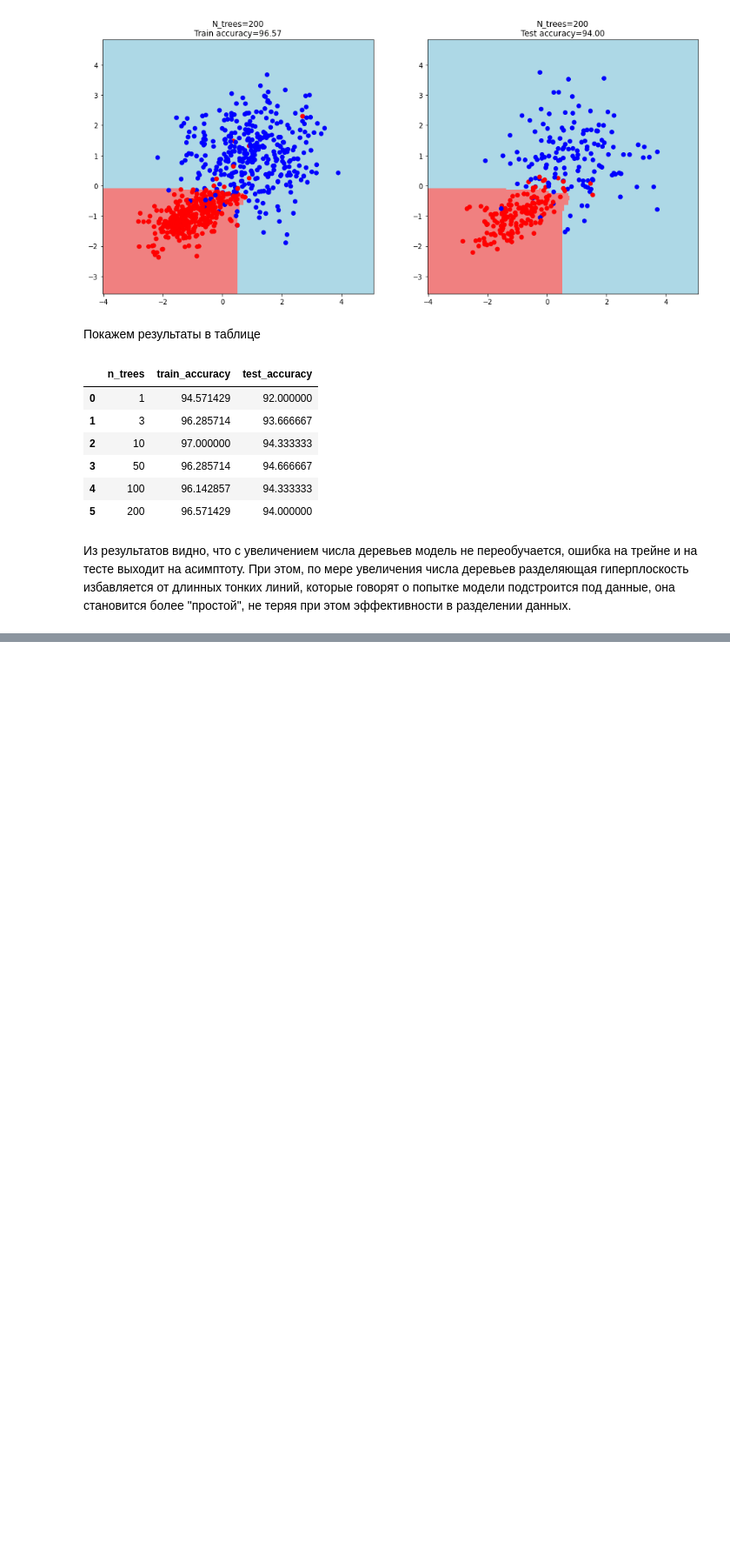
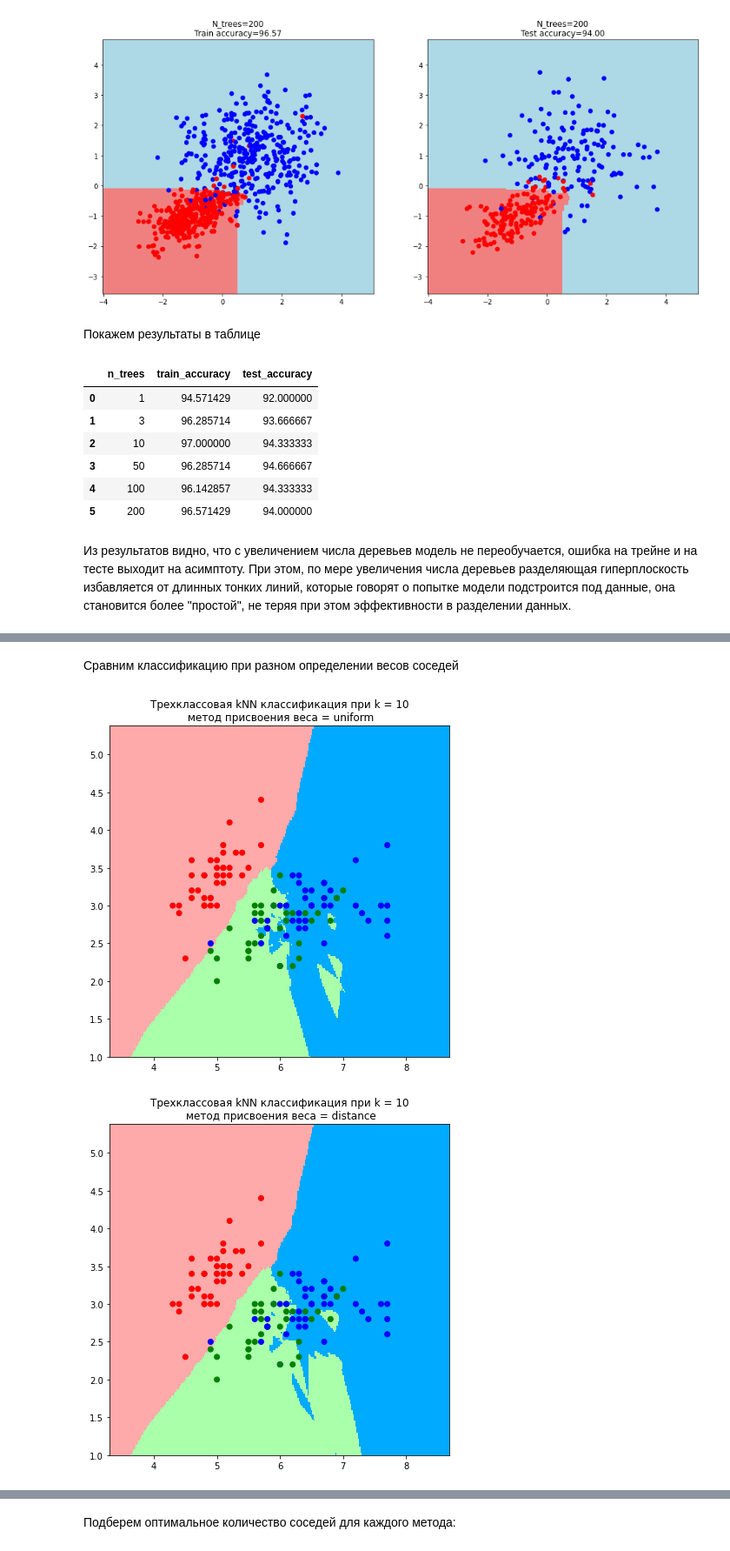
Before and after one commit to vit050587/Data-analysis, a Jupyter notebook: analytics_data.ipynb, the cells around one changed output, grey strips where cells are left out. Shown at 87% size. Cells and saved outputs as stored; diff of their text form; code cells hidden in the pictures; blank space fills up the shorter version.

```diff
--- a/analytics_data.ipynb
+++ b/analytics_data.ipynb
@@ -1588,0 +1932,34 @@ report
+# %%
+def get_graph(X_train, y_train, k, weights: str):
+    cmap_light = ListedColormap(['#FFAAAA', '#AAFFAA','#00AAFF'])
+
+    h = .02
+
+    # Расчет пределов графика
+    x_min, x_max = X_train[:, 0].min() - 1, X_train[:, 0].max() + 1
+    y_min, y_max = X_train[:, 1].min() - 1, X_train[:, 1].max() + 1
+    xx, yy = np.meshgrid(np.arange(x_min, x_max, h), np.arange(y_min, y_max, h))
+    mod=KNNClassifier(k=k, weights=weights)
+    mod.fit(X_train,y_train)
+    # Получим предсказания для всех точек
+    Z = mod.predict(np.c_[xx.ravel(), yy.ravel()])
+
+    # Построим график
+    Z = np.array(Z).reshape(xx.shape)
+    plt.figure(figsize=(7,7))
+    plt.pcolormesh(xx, yy, Z, cmap=cmap_light)
+
+    # Добавим на график обучающую выборку
+    plt.scatter(X_train[:, 0], X_train[:, 1], c=y_train, cmap=cmap)
+    plt.xlim(xx.min(), xx.max())
+    plt.ylim(yy.min(), yy.max())
+    plt.title(f"Трехклассовая kNN классификация при k = {k}\n метод присвоения веса = {weights}")
+    plt.show()
+# %% [markdown]
+Сравним классификацию при разном определении весов соседей
+# %%
+for weights in ['uniform','distance','number']:
+    get_graph(X_train, y_train, 10, weights)
+# %% [output]
+[figure, added]
+[figure, added]
@@ -1588,0 +1967,2 @@ report
+# %% [markdown]
+Подберем оптимальное количество соседей для каждого метода:
```
Also changed, not shown: parts of 51 cells of this notebook.
